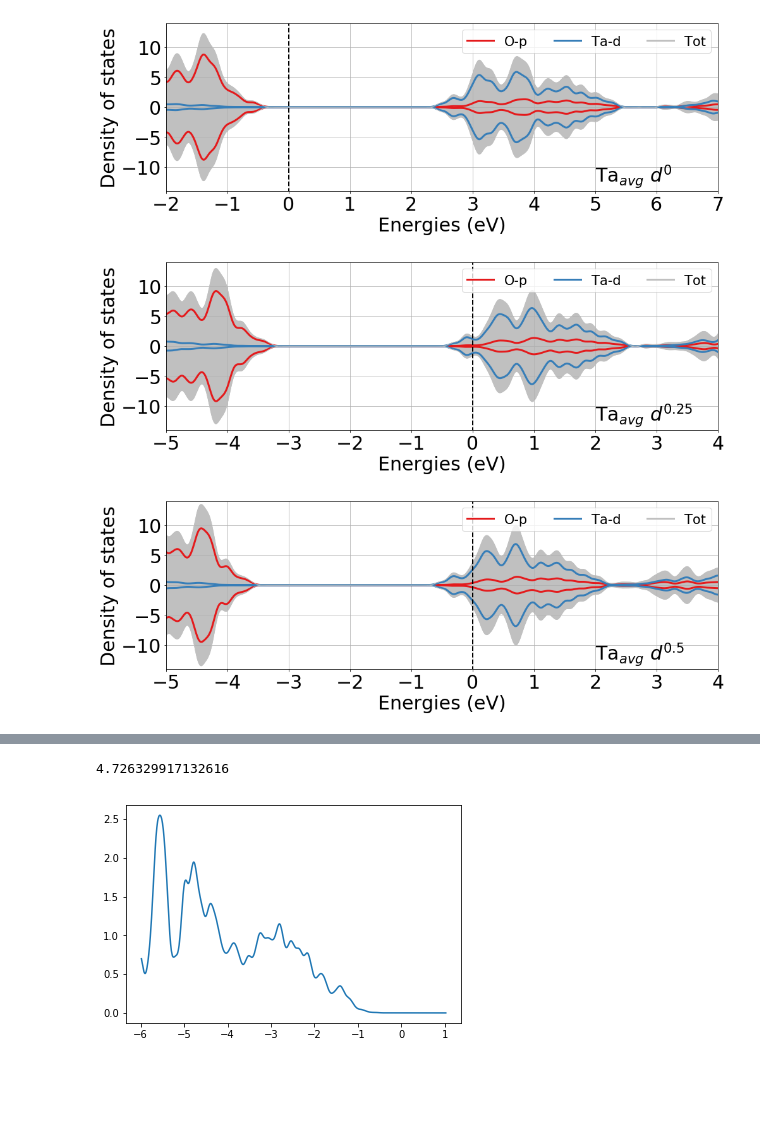
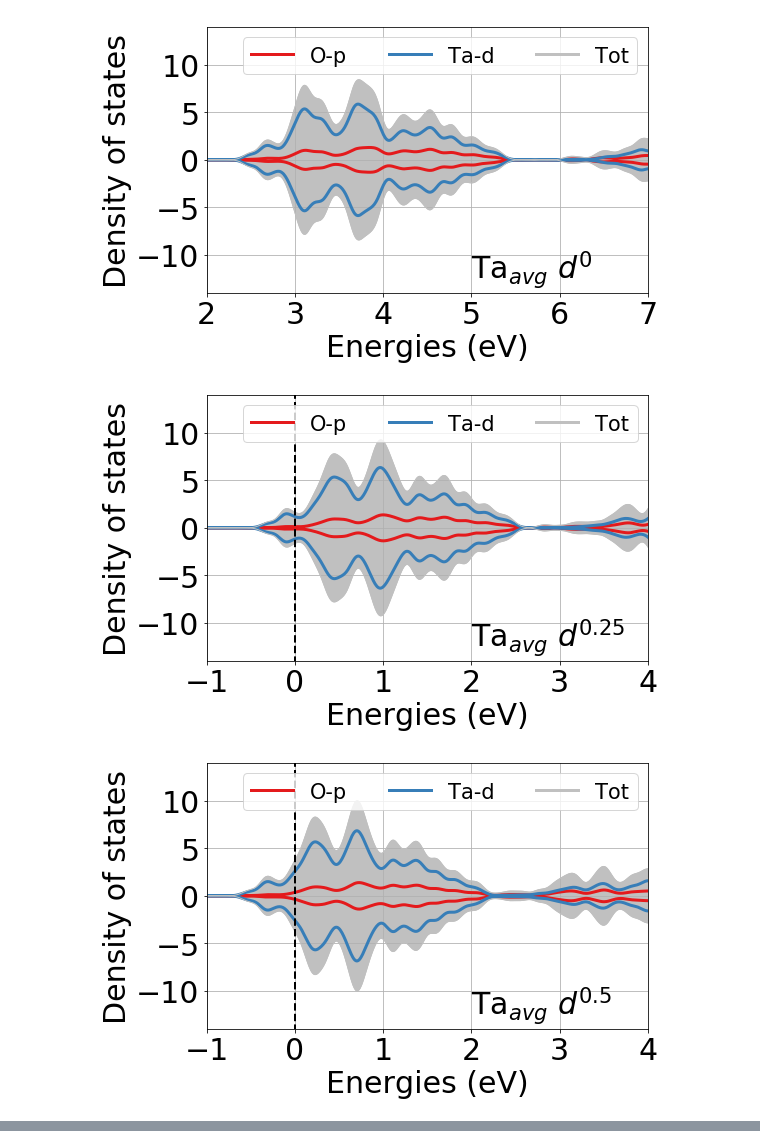
Before and after one commit to kyledmiller/kdm_vault, a Jupyter notebook: scripts_dft/plot_dos-pymatgen.ipynb, the cells around one changed output, grey strips where cells are left out. Drawn from its saved outputs; the diff is of its cells as text; code cells hidden in the pictures; blank space fills up the shorter version.

```diff
--- a/scripts_dft/plot_dos-pymatgen.ipynb
+++ b/scripts_dft/plot_dos-pymatgen.ipynb
@@ -7,5 +18,5 @@ from matplotlib.pyplot import figure
 # %%
-WIDTH = 14
+WIDTH = 8
 HEIGHT = 5
 ELEMENTS = ["Ta", "O"]
 PREFIX = "../../elec_dos/vasprun"
@@ -13,7 +24,7 @@ SUFFIX = ".xml"
 ITERS_1 = ["d0", "d025", "d05", "d055", "d06", "d065", "d07", "d075", "d08", "d085", "d09", "d095", "d1"]
 DOPING_LABELS = ['$d^{0}$','$d^{0.25}$','$d^{0.5}$','$d^{0.55}$','$d^{0.6}$','$d^{0.65}$','$d^{0.7}$',
                  '$d^{0.75}$','$d^{0.8}$','$d^{0.85}$','$d^{0.9}$','$d^{0.95}$','$d^{1}$']
-XLIMS = [[-2,7]] + [[-5,4]]*12
+XLIMS = [[2,7]] + [[-1,4]]*12
 LABEL_FONT = 30
 
 axes = []
@@ -50,34 +61,34 @@ for i, iter_1 in enumerate(ITERS_1):
 
     totX = totLine.get_xdata()
     totY = totLine.get_ydata()
 
     dos_plot.fill_between(totX, totY, where=totY>=-totY, interpolate=True, color='silver')
     dos_plot.fill_between(totX, totY, where=totY<=-totY, interpolate=True, color='silver')
 
 
         # Add a U, doping label to bottom right
     dos_plot.text(XLIMS[i][1]-2, -12.5, f"Ta$_{{avg}}$ {DOPING_LABELS[i]}", fontsize=LABEL_FONT)
 
         # Chance font size
     dos_plot.gca().xaxis.label.set_fontsize(LABEL_FONT)
     dos_plot.gca().yaxis.label.set_fontsize(LABEL_FONT)
 #         dos_plot.gca().get_xticklabels().set_fontsize(LABEL_FONT)
 #         dos_plot.gca().get_yticklabels().set_fontsize(LABEL_FONT)
 
         # Add axes to persistent list
     axes.append(dos_plot.gca())
 
 
         # Resize/reshape
     fig = dos_plot.gcf()
     fig.set_size_inches(WIDTH,HEIGHT)
 
     # Show and save
     dos_plot.tight_layout()
     dos_plot.show()
-    #fig.savefig(f"elec_dos-{iter_1}", img_format="png")
+    fig.savefig(f"elec_dos-{iter_1}", img_format="png", dpi=300)
     fig.savefig(f"elec_dos-vec-{iter_1}.pdf", img_format="pdf")
 # %% [output]
-[figure, old version]
+[figure, new version]
-[figure, old version]
+[figure, new version]
-[figure, old version]
+[figure, new version]
@@ -94,16 +104,0 @@ for i, iter_1 in enumerate(ITERS_1):
-# %%
-import matplotlib.pyplot as pyplot
-from scipy.integrate import trapz, simps
-
-start = 500
-end = -4750
-
-d_line = axes[0].get_lines()[1]
-x = d_line.get_xdata()[start:end]
-y = d_line.get_ydata()[start:end]
-pyplot.plot(x,y)
-
-print(simps(y,x))
-# %% [output]
-4.726329917132616
-[figure, removed]
```
Also changed, not shown: parts of 4 cells of this notebook.
